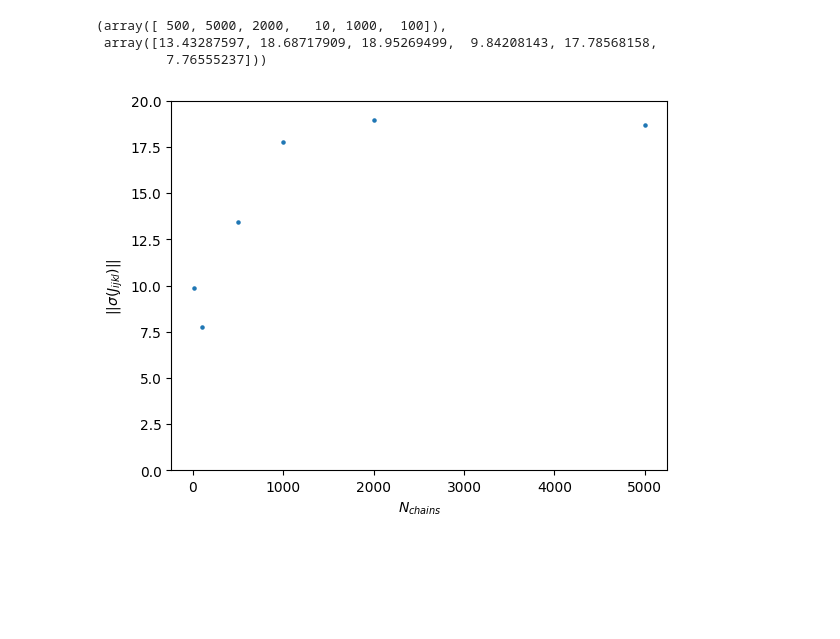
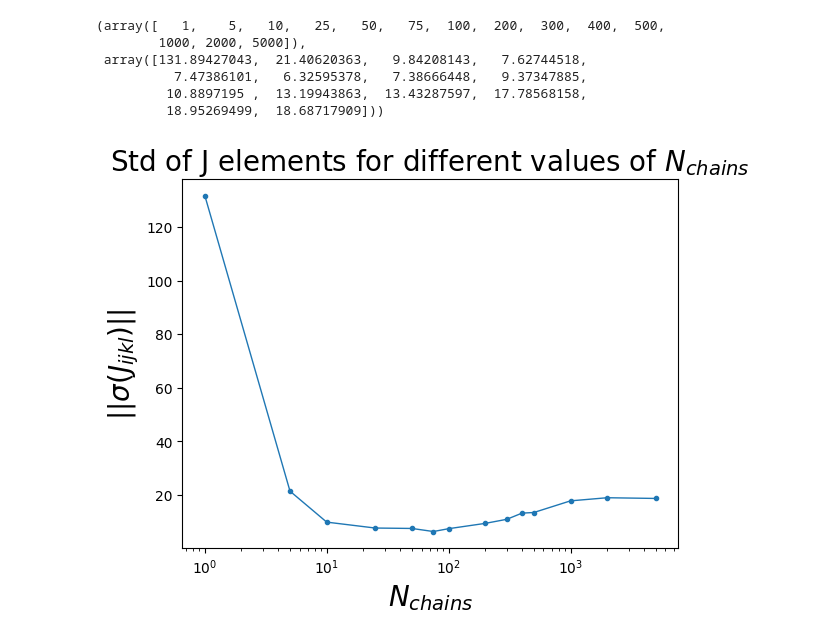
Before and after one commit to shoyip/SectorBootstrap, a Jupyter notebook: notebooks/paramsearch.ipynb, the cells around one changed output. Cells and saved outputs as stored; diff of their text form; code cells hidden in the pictures; blank space fills up the shorter version.

```diff
--- a/notebooks/paramsearch.ipynb
+++ b/notebooks/paramsearch.ipynb
@@ -4,9 +6,18 @@ import numpy as np
 import matplotlib.pyplot as plt
 import SBM.utils.utils as ut
+# %%
+list_of_dicts = []
+
+for f in glob.glob("../models/SectorSubaln0/*.npy"):
+    n_chains = int(f.split("_")[3][6:])
+    filename = f
+    list_of_dicts.append({"n_chains": n_chains, "file": f})
+
+df = pd.DataFrame(list_of_dicts)
 # %%
 nchain_values = []
 stdnorms = []
-for file in glob.glob("../models/SectorSubaln0/*.npy"):
+for file in df.sort_values(by="n_chains")["file"]:
     n_chains = int(file.split("_")[3][6:])
     model = np.load(file, allow_pickle=True).item()
     Js = []
@@ -24,15 +35,24 @@ stdnorms = np.array(stdnorms)
 # %%
 nchain_values, stdnorms
 # %% [output]
-(array([ 500, 5000, 2000,   10, 1000,  100]),
- array([13.43287597, 18.68717909, 18.95269499,  9.84208143, 17.78568158,
-         7.76555237]))
+(array([   1,    5,   10,   25,   50,   75,  100,  200,  300,  400,  500,
+        1000, 2000, 5000]),
+ array([131.89427043,  21.40620363,   9.84208143,   7.62744518,
+          7.47386101,   6.32595378,   7.38666448,   9.37347885,
+         10.8897195 ,  13.19943863,  13.43287597,  17.78568158,
+         18.95269499,  18.68717909]))
 # %%
+mpl.rcParams['text.usetex'] = False
+mpl.rcParams['axes.titlesize'] = 20
+mpl.rcParams['axes.labelsize'] = 20
+mpl.rcParams['lines.linewidth'] = 1
+
 plt.figure()
-plt.scatter(nchain_values, stdnorms, s=5)
+plt.plot(nchain_values, stdnorms, ".-")
+plt.xscale("log")
 plt.xlabel(r"$N_{chains}$")
 plt.ylabel(r"$||\sigma(J_{ijkl})||$")
-plt.ylim([0, 20])
+plt.title("Std of J elements for different values of $N_{chains}$")
 plt.show()
 # %% [output]
-[figure, old version]
+[figure, new version]
```
Also changed, not shown: parts of 1 cell of this notebook, 1 other file.
